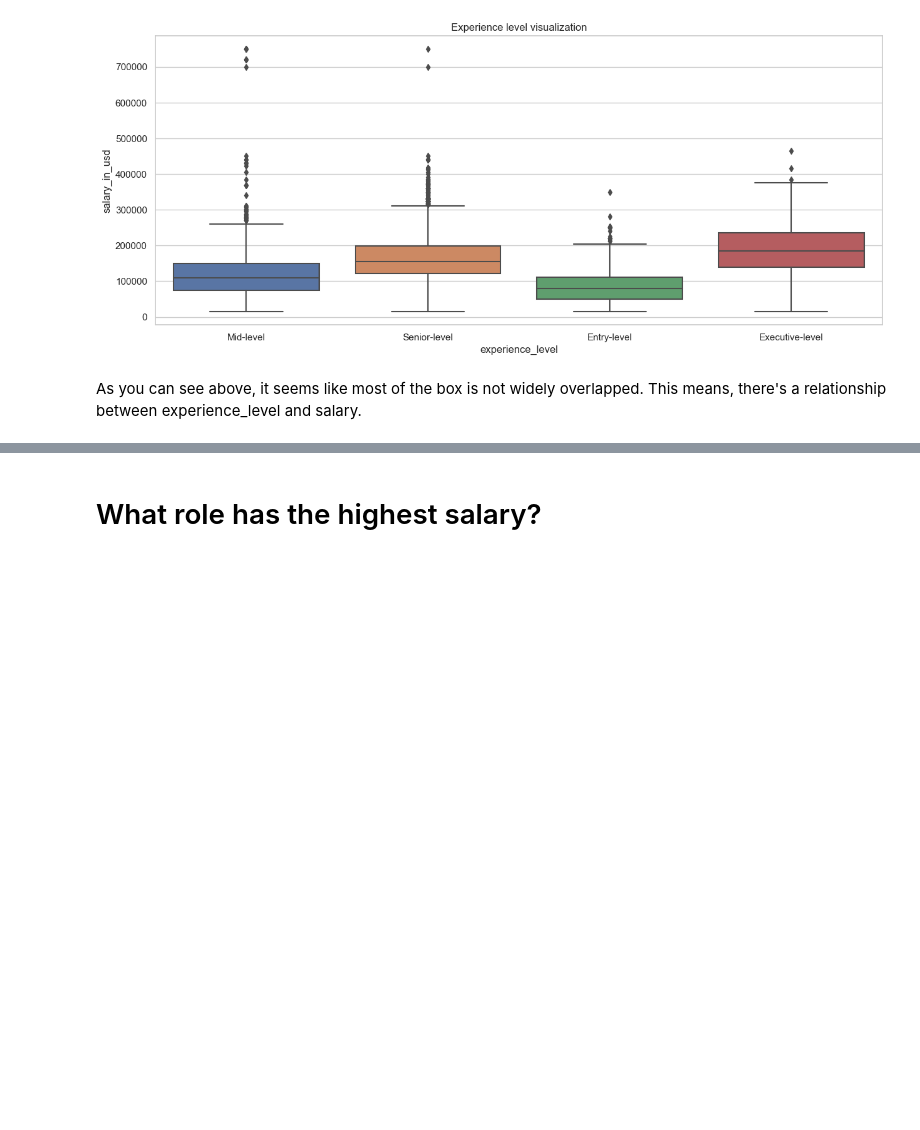
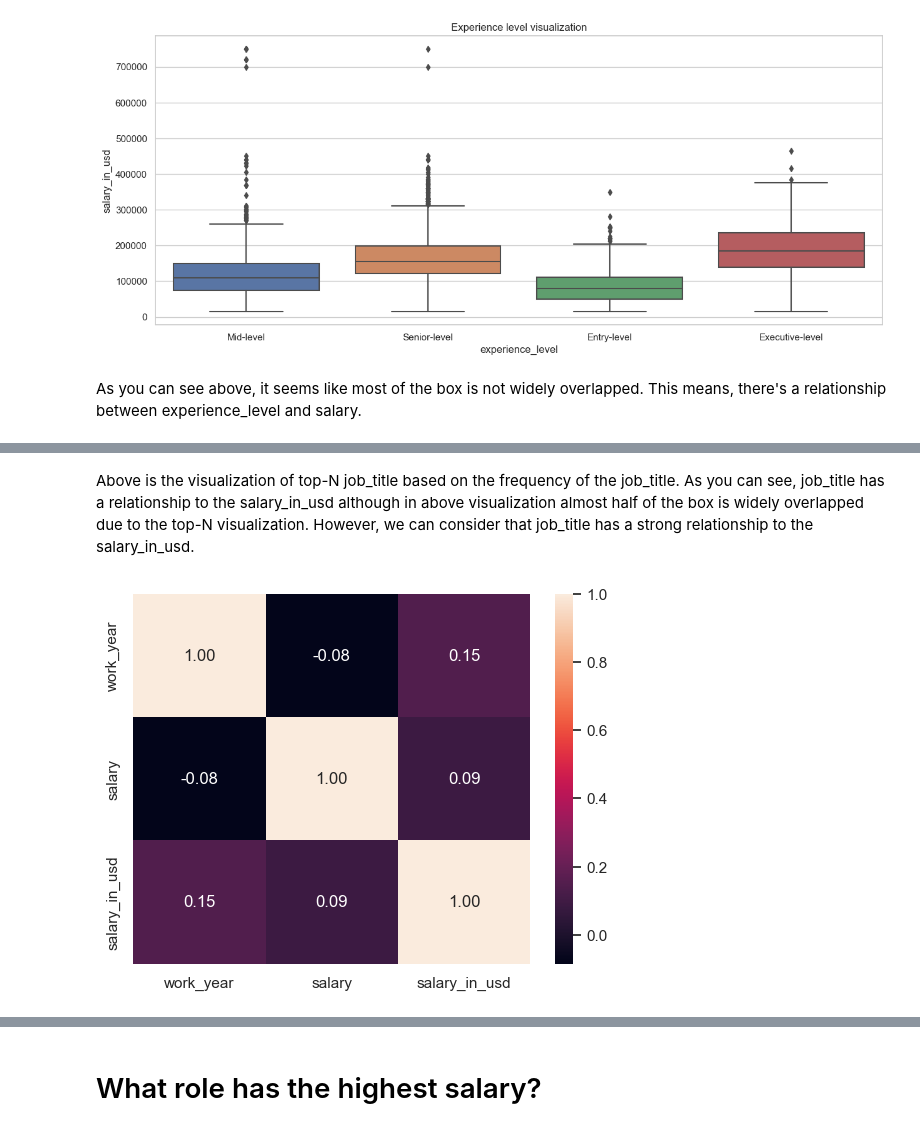
Before and after one commit to DickyAdi/DS2024_analysis, a Jupyter notebook: analysis.ipynb, the cells around one changed output, grey strips where cells are left out. Cells and saved outputs as stored; diff of their text form; code cells hidden in the pictures; blank space fills up the shorter version.

```diff
--- a/analysis.ipynb
+++ b/analysis.ipynb
@@ -281,0 +296,7 @@ As you can see above, it seems like most of the box is not widely overlapped. Th
+# %% [markdown]
+Above is the visualization of top-N job_title based on the frequency of the job_title. As you can see, job_title has a relationship to the salary_in_usd although in above visualization almost half of the box is widely overlapped due to the top-N visualization. However, we can consider that job_title has a strong relationship to the salary_in_usd.
+# %%
+sns.heatmap(df[numericalCols].corr(), annot=True, fmt='.2f')
+plt.show()
+# %% [output]
+[figure, added]
```
Also changed, not shown: parts of 6 cells of this notebook.
